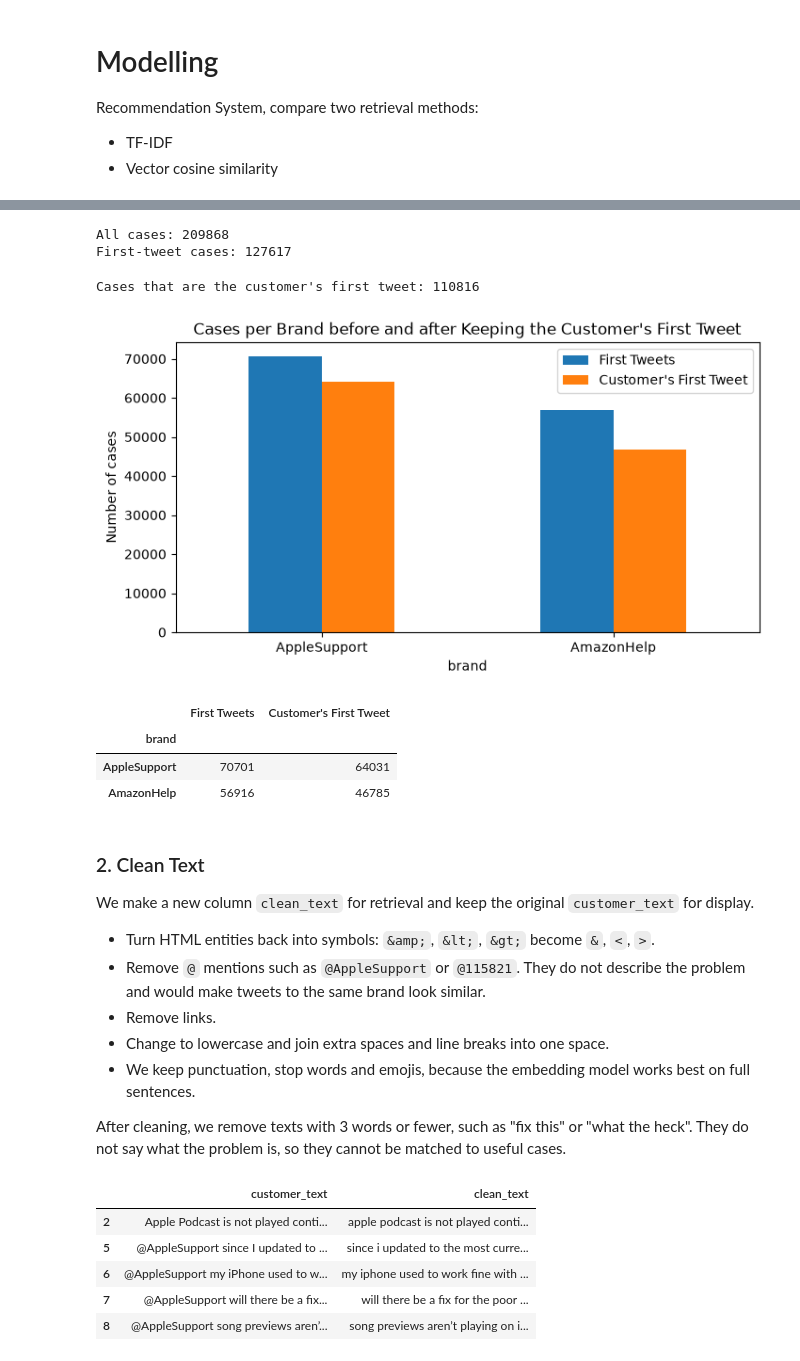
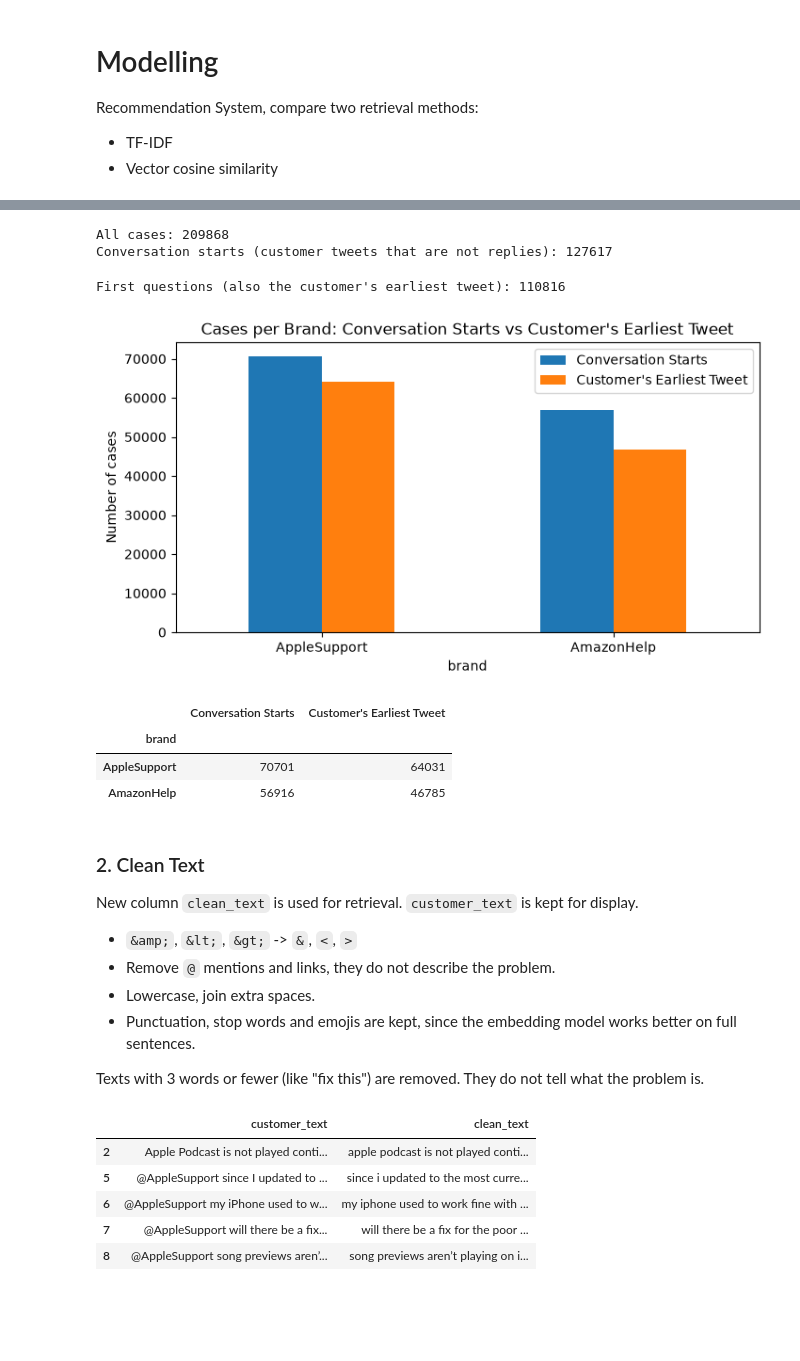
Before and after one commit to Shengyuan-Liu/CustomerSupportAnalysis, a Jupyter notebook: piplines/modelling.ipynb, the cells around one changed output, grey strips where cells are left out. Drawn from its saved outputs; the diff is of its cells as text; code cells hidden in the pictures; blank space fills up the shorter version.

```diff
--- a/piplines/modelling.ipynb
+++ b/piplines/modelling.ipynb
@@ -29,51 +27,50 @@ import pandas as pd
 import numpy as np
 import matplotlib.pyplot as plt
 
-# Load the cases and all tweets (tweets are used to find first tweets and full conversations)
+# Load the cases and all tweets (tweets are used to find each customer's earliest tweet and full conversations)
 cases = pd.read_pickle("../data/cases.pkl")
 tweets = pd.read_pickle("../data/cleaned_df.pkl")
 # Turn the time text into UTC datetime
 tweets["created_at"] = pd.to_datetime(tweets["created_at"], format="%a %b %d %H:%M:%S %z %Y", utc=True)
 print("All cases:", cases.shape[0])
-# Keep tweets that do not reply to another tweet
+# Keep conversation starts: customer tweets that do not reply to another tweet
 cases = cases[cases["is_first_tweet"]].copy()
-print("First-tweet cases:", cases.shape[0])
+print("Conversation starts (customer tweets that are not replies):", cases.shape[0])
 # %% [output]
 All cases: 209868
-First-tweet cases: 127617
+Conversation starts (customer tweets that are not replies): 127617
 # %%
 before = cases["brand"].value_counts()
 # Find each customer's earliest tweet time, keep the case only if it is that tweet
 customer_first_time = tweets[tweets["inbound"] == True].groupby("author_id")["created_at"].min()
 cases = cases[cases["created_at"] == cases["customer_id"].map(customer_first_time)].copy()
-print("Cases that are the customer's first tweet:", cases.shape[0])
+print("First questions (also the customer's earliest tweet):", cases.shape[0])
 
 # Compare the number of cases per brand before and after
-brand_counts = pd.DataFrame({"First Tweets": before, "Customer's First Tweet": cases["brand"].value_counts()})
+brand_counts = pd.DataFrame({"Conversation Starts": before, "Customer's Earliest Tweet": cases["brand"].value_counts()})
 brand_counts.plot(kind="bar", figsize=(8, 4), rot=0)
 plt.ylabel("Number of cases")
-plt.title("Cases per Brand before and after Keeping the Customer's First Tweet")
+plt.title("Cases per Brand: Conversation Starts vs Customer's Earliest Tweet")
 plt.show()
 brand_counts
 # %% [output]
-Cases that are the customer's first tweet: 110816
+First questions (also the customer's earliest tweet): 110816
-[figure, old version]
+[figure, new version]
-|  | First Tweets | Customer's First Tweet |
+|  | Conversation Starts | Customer's Earliest Tweet |
 | brand |  |  |
 | AppleSupport | 70701 | 64031 |
 | AmazonHelp | 56916 | 46785 |
 # %% [markdown]
 ### 2. Clean Text
 
-We make a new column `clean_text` for retrieval and keep the original `customer_text` for display.
+New column `clean_text` is used for retrieval. `customer_text` is kept for display.
 
-- Turn HTML entities back into symbols: `&amp;`, `&lt;`, `&gt;` become `&`, `<`, `>`.
-- Remove `@` mentions such as `@AppleSupport` or `@115821`. They do not describe the problem and would make tweets to the same brand look similar.
-- Remove links.
-- Change to lowercase and join extra spaces and line breaks into one space.
-- We keep punctuation, stop words and emojis, because the embedding model works best on full sentences.
+- `&amp;`, `&lt;`, `&gt;` -> `&`, `<`, `>`
+- Remove `@` mentions and links, they do not describe the problem.
+- Lowercase, join extra spaces.
+- Punctuation, stop words and emojis are kept, since the embedding model works better on full sentences.
 
-After cleaning, we remove texts with 3 words or fewer, such as "fix this" or "what the heck". They do not say what the problem is, so they cannot be matched to useful cases.
+Texts with 3 words or fewer (like "fix this") are removed. They do not tell what the problem is.
 # %%
 # Turn HTML entities back into symbols
 cases["clean_text"] = cases["customer_text"].str.replace("&amp;", "&").str.replace("&lt;", "<").str.replace("&gt;", ">")
```
Also changed, not shown: parts of 18 cells of this notebook.
